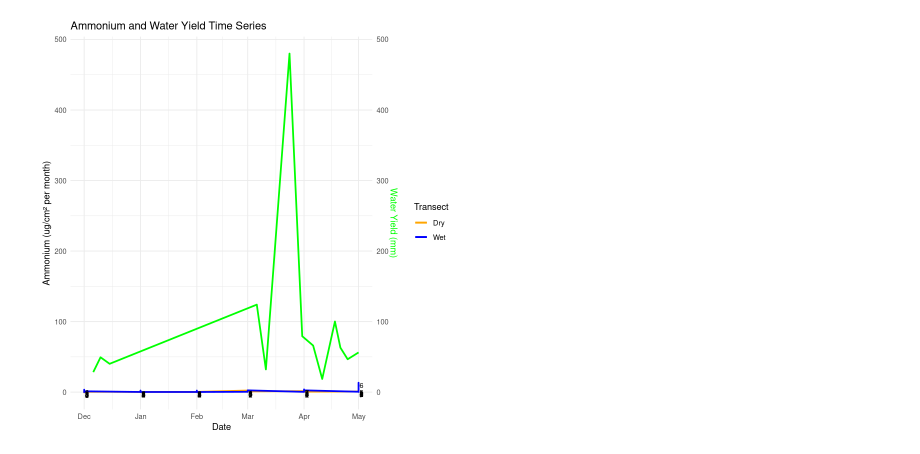
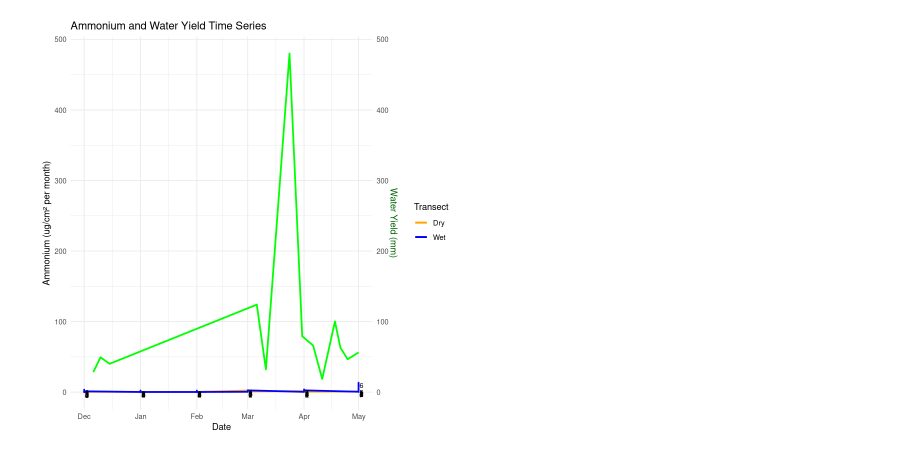
Before and after one commit to MeganEDuffy/EMMA, a Jupyter notebook: soil-resins/RI22_soil-resins.ipynb, the cells around one changed output. Drawn from its saved outputs; the diff is of its cells as text; code cells hidden in the pictures.

```diff
--- a/soil-resins/RI22_soil-resins.ipynb
+++ b/soil-resins/RI22_soil-resins.ipynb
@@ -89,32 +98,32 @@ yield_data_filtered <- yield_data %>%
 # Create the plot
 ggplot() +
   # Plot Ammonium data (primary Y-axis)
   geom_line(data = hungerford_data_filtered %>% filter(Transect == "Dry"),
             aes(x = Date, y = ug_cm2_month, color = "Dry"), size = 1) +
   geom_line(data = hungerford_data_filtered %>% filter(Transect == "Wet"),
             aes(x = Date, y = ug_cm2_month, color = "Wet"), size = 1) +
   # Plot water yield data (secondary Y-axis)
   geom_line(data = yield_data_filtered,
             aes(x = end, y = water_yield_mm), color = "green", size = 1) +
   # Annotate Pit numbers for Ammonium data
   geom_text(data = hungerford_data_filtered, aes(x = Date, y = ug_cm2_month, label = Pit),
             hjust = -0.2, vjust = 1, size = 3) +
   # Custom colors for Ammonium transects
   scale_color_manual(values = c("Dry" = "orange", "Wet" = "blue")) +
   # Secondary Y-axis for water yield
   scale_y_continuous(
     name = "Ammonium (ug/cm² per month)",  # Primary Y-axis label
     sec.axis = sec_axis(~ ., name = "Water Yield (mm)")  # Secondary Y-axis label
   ) +
   # Define X-axis limits (date range)
   scale_x_date(limits = as.Date(c("2021-12-01", "2022-05-01"))) +
   # Add labels and theme
   labs(title = "Ammonium and Water Yield Time Series",
        x = "Date",
        color = "Transect") +
   theme_minimal() +
   theme(
-    axis.title.y.right = element_text(color = "green")  # Color the secondary Y-axis label
+    axis.title.y.right = element_text(color = "darkgreen")  # Color the secondary Y-axis label
   )
 # %% [output]
-[figure, old version]
+[figure, new version]
```
Also changed, not shown: parts of 2 cells of this notebook, 8 other files.
